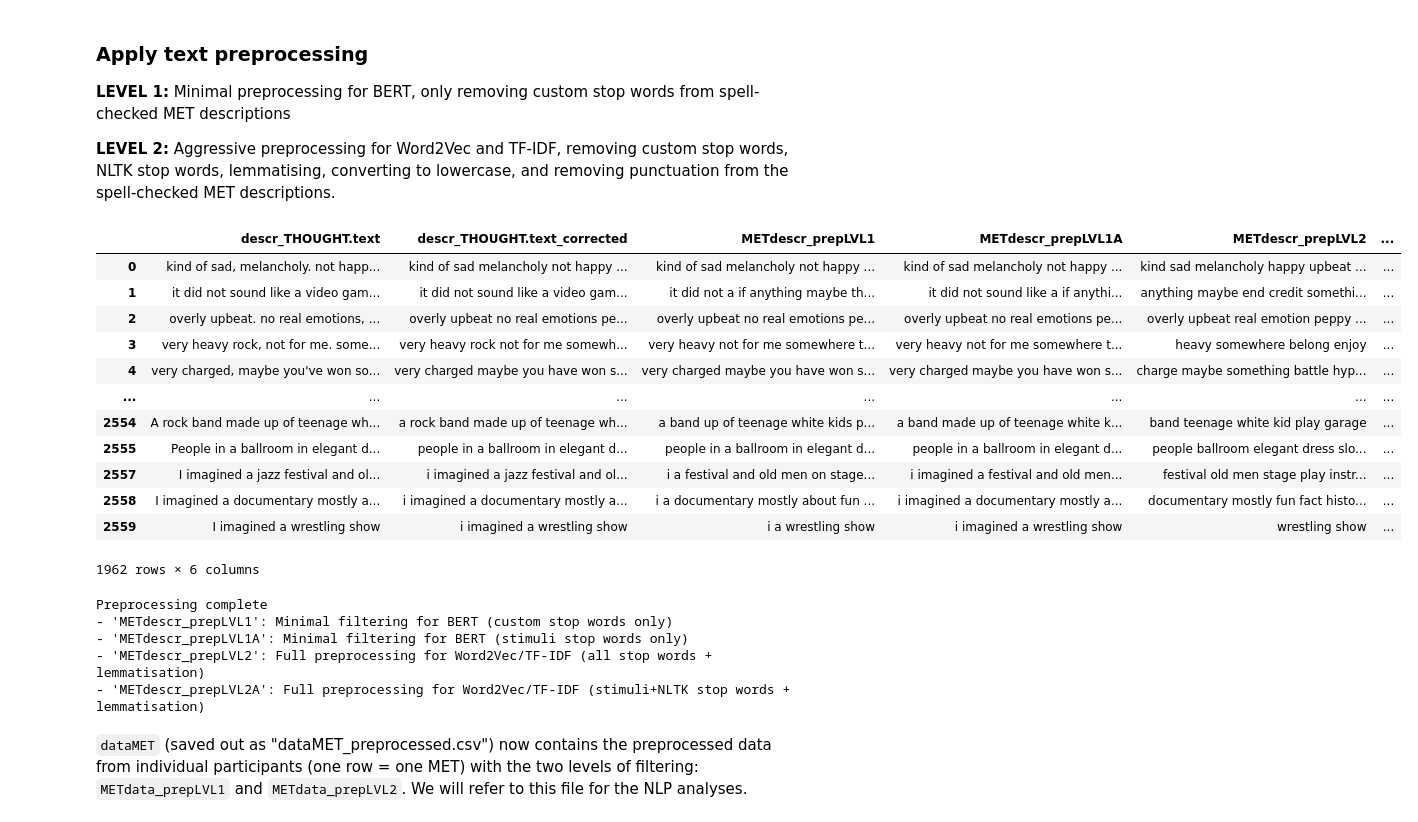
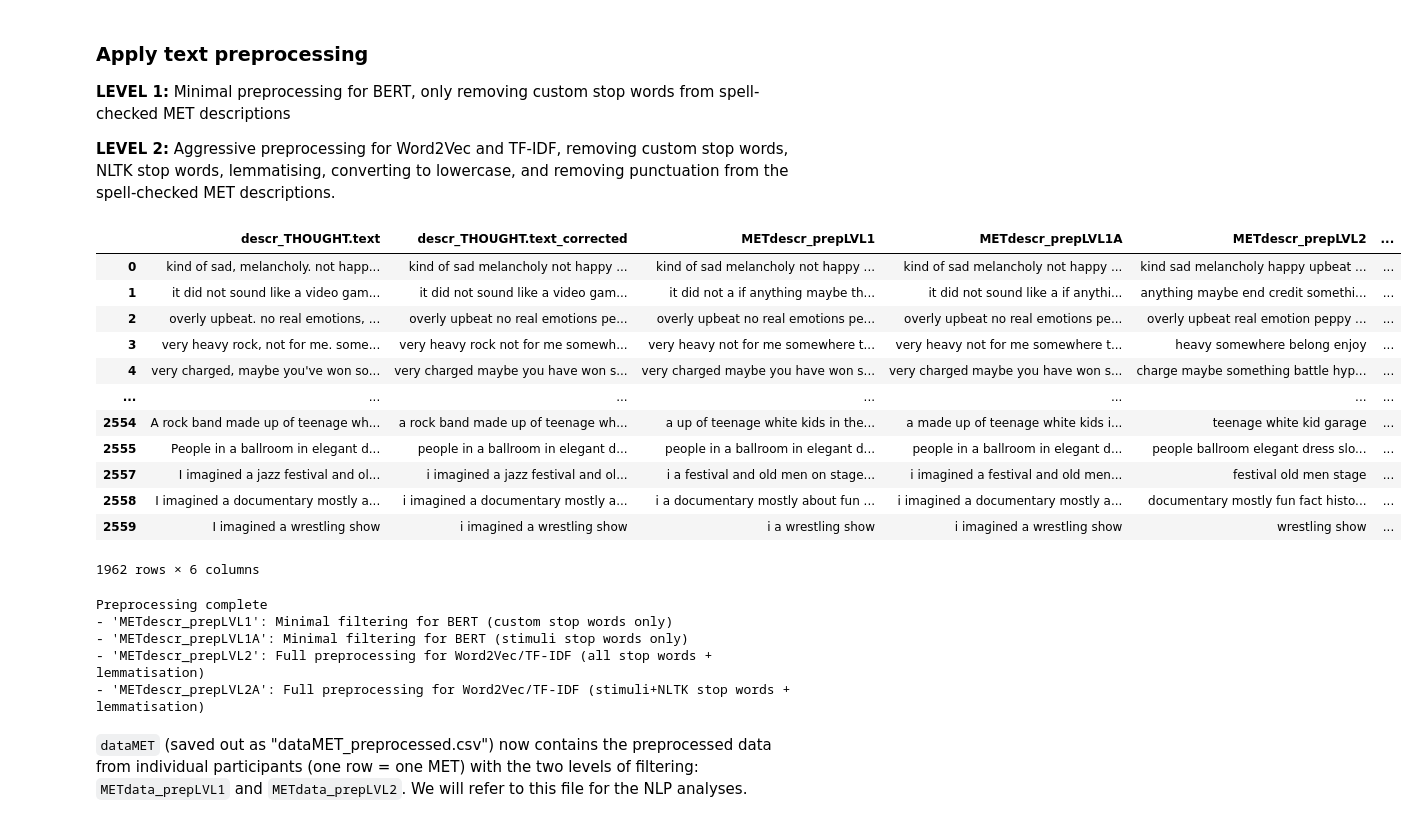
Before and after one commit to HazelvdW/context-framed-listening, a Jupyter notebook: framed_listening_text_prep.ipynb, the cells around one changed output. Saved outputs shown, nothing was run; the diff lists cells and outputs as text; code cells hidden in the pictures.

Commit message:
stopword checks

```diff
--- a/framed_listening_text_prep.ipynb
+++ b/framed_listening_text_prep.ipynb
@@ -438,7 +435,12 @@ Both preprocessing levels will have custom stop words removed, but only level 2
 # Define custom stop words (domain-specific terms to remove)
 stimuliStopWords = ['music', 'song', 'songs', 'excerpt', 'excerpts', 'piece', 'pieces', 'clip', 'clips',
                     'electronic', 'jazz', 'metal', 'rock',
-                    'bar', 'concert', 'film', 'movie', 'videogame', 'video', 'game']
+                    'bar', 'bars', 'concert', 'concerts', 'film', 'films',
+                    'movie', 'movies', 'videogame', 'videogames',
+                    'video', 'videos', 'game',  'games',
+                    'instrument', 'instruments', 'instrumental',
+                    'guitar', 'guitars', 'guitarist', 'piano', 'pianos', 'pianist',
+                    'keyboard', 'keyboards', 'band', 'play', 'playing', 'plays']
 
 thoughtStopWords = ['think', 'thinks', 'thought', 'thinking',
                     'imagine', 'imagines', 'imagined', 'imagining',
@@ -537,19 +539,25 @@ def preprocess_level2(text, stimuli_stop_words, thought_stop_words, nltk_stop_wo
     - Removes punctuation
     """
     if isinstance(text, str):
-        # Combine all stop words (defined from arguments)
-        all_stop_words = set(to_list(stimuli_stop_words) + to_list(thought_stop_words) + to_list(nltk_stop_words))
+        # Combine all stop words (defined from arguments) and create a lemmatized version
+        combined_stop_words = set(to_list(stimuli_stop_words) + to_list(thought_stop_words) + to_list(nltk_stop_words))
+        lemmatized_stop_words = set()
+        for sw in combined_stop_words:
+            # Attempt to lemmatize each stopword as a noun and a verb to cover more cases
+            lemmatized_stop_words.add(lemmatiser.lemmatize(sw.lower(), wn.NOUN))
+            lemmatized_stop_words.add(lemmatiser.lemmatize(sw.lower(), wn.VERB))
+
         # Tokenise the text
         tokens = word_tokenize(text)
-        # Remove stop words and lemmatize
         lemmatised_tokens = []
         for word, tag in pos_tag(tokens):
             # Convert to lowercase and remove non-alphabetic characters
             cleaned_word = re.sub(r'[^a-zA-Z]', '', word.lower())
-            if cleaned_word and cleaned_word not in all_stop_words:
+            if cleaned_word: # Only proceed if the word is not empty after cleaning
                 # Lemmatize using the POS tag
                 lemmatised_word = lemmatiser.lemmatize(cleaned_word, tag_map[tag[0]])
-                lemmatised_tokens.append(lemmatised_word)
+                if lemmatised_word not in lemmatized_stop_words: # Check after lemmatization
+                    lemmatised_tokens.append(lemmatised_word)
         return " ".join(lemmatised_tokens)
     return text
 
@@ -558,19 +566,25 @@ def preprocess_level2A(text, stimuli_stop_words, nltk_stop_words, lemmatiser, ta
     Same as Level 2 but doesn't remove thought-related stop words
     """
     if isinstance(text, str):
-        # Combine stimuli and NLTK stop words (defined from arguments)
-        all_stop_words = set(to_list(stimuli_stop_words) + to_list(nltk_stop_words))
+        # Combine stimuli and NLTK stop words (defined from arguments) and create a lemmatized version
+        combined_stop_words = set(to_list(stimuli_stop_words) + to_list(nltk_stop_words))
+        lemmatized_stop_words = set()
+        for sw in combined_stop_words:
+            # Attempt to lemmatize each stopword as a noun and a verb to cover more cases
+            lemmatized_stop_words.add(lemmatiser.lemmatize(sw.lower(), wn.NOUN))
+            lemmatized_stop_words.add(lemmatiser.lemmatize(sw.lower(), wn.VERB))
+
         # Tokenise the text
         tokens = word_tokenize(text)
-        # Remove stop words and lemmatize
         lemmatised_tokens = []
         for word, tag in pos_tag(tokens):
             # Convert to lowercase and remove non-alphabetic characters
             cleaned_word = re.sub(r'[^a-zA-Z]', '', word.lower())
-            if cleaned_word and cleaned_word not in all_stop_words:
+            if cleaned_word: # Only proceed if the word is not empty after cleaning
                 # Lemmatize using the POS tag
                 lemmatised_word = lemmatiser.lemmatize(cleaned_word, tag_map[tag[0]])
-                lemmatised_tokens.append(lemmatised_word)
+                if lemmatised_word not in lemmatized_stop_words: # Check after lemmatization
+                    lemmatised_tokens.append(lemmatised_word)
         return " ".join(lemmatised_tokens)
     return text
 
@@ -592,36 +606,36 @@ dataMET['METdescr_prepLVL2'] = dataMET['descr_THOUGHT.text_corrected'].apply(
 
 # Apply Level 2 version B preprocessing
 dataMET['METdescr_prepLVL2A'] = dataMET['descr_THOUGHT.text_corrected'].apply(
     lambda x: preprocess_level2A(x, stimuliStopWords, nltk_stop_words, lemmatiser, tag_map)
 )
 
 # Display all text processing stages
 display(dataMET[['descr_THOUGHT.text',
                  'descr_THOUGHT.text_corrected',
                  'METdescr_prepLVL1',
                  'METdescr_prepLVL1A',
                  'METdescr_prepLVL2',
                  'METdescr_prepLVL2A']])
 
 # Save out for analyses and inspection
 dataMET.to_csv('/content/context-framed-listening/NLP_outputs/dataMET_preprocessed.csv', encoding='utf-8')
 
 print("\nPreprocessing complete")
 print("- 'METdescr_prepLVL1': Minimal filtering for BERT (custom stop words only)")
 print("- 'METdescr_prepLVL1A': Minimal filtering for BERT (stimuli stop words only)")
 print("- 'METdescr_prepLVL2': Full preprocessing for Word2Vec/TF-IDF (all stop words + lemmatisation)")
 print("- 'METdescr_prepLVL2A': Full preprocessing for Word2Vec/TF-IDF (stimuli+NLTK stop words + lemmatisation)")
 # %% [output]
 |  | descr_THOUGHT.text | descr_THOUGHT.text_corrected | METdescr_prepLVL1 | METdescr_prepLVL1A | METdescr_prepLVL2 | ... |
 | 0 | kind of sad, melancholy. not happ... | kind of sad melancholy not happy ... | kind of sad melancholy not happy ... | kind of sad melancholy not happy ... | kind sad melancholy happy upbeat ... | ... |
 | 1 | it did not sound like a video gam... | it did not sound like a video gam... | it did not a if anything maybe th... | it did not sound like a if anythi... | anything maybe end credit somethi... | ... |
 | 2 | overly upbeat. no real emotions, ... | overly upbeat no real emotions pe... | overly upbeat no real emotions pe... | overly upbeat no real emotions pe... | overly upbeat real emotion peppy ... | ... |
 | 3 | very heavy rock, not for me. some... | very heavy rock not for me somewh... | very heavy not for me somewhere t... | very heavy not for me somewhere t... | heavy somewhere belong enjoy | ... |
 | 4 | very charged, maybe you've won so... | very charged maybe you have won s... | very charged maybe you have won s... | very charged maybe you have won s... | charge maybe something battle hyp... | ... |
 | ... | ... | ... | ... | ... | ... | ... |
-| 2554 | A rock band made up of teenage wh... | a rock band made up of teenage wh... | a band up of teenage white kids p... | a band made up of teenage white k... | band teenage white kid play garage | ... |
+| 2554 | A rock band made up of teenage wh... | a rock band made up of teenage wh... | a up of teenage white kids in the... | a made up of teenage white kids i... | teenage white kid garage | ... |
 | 2555 | People in a ballroom in elegant d... | people in a ballroom in elegant d... | people in a ballroom in elegant d... | people in a ballroom in elegant d... | people ballroom elegant dress slo... | ... |
-| 2557 | I imagined a jazz festival and ol... | i imagined a jazz festival and ol... | i a festival and old men on stage... | i imagined a festival and old men... | festival old men stage play instr... | ... |
+| 2557 | I imagined a jazz festival and ol... | i imagined a jazz festival and ol... | i a festival and old men on stage... | i imagined a festival and old men... | festival old men stage | ... |
 | 2558 | I imagined a documentary mostly a... | i imagined a documentary mostly a... | i a documentary mostly about fun ... | i imagined a documentary mostly a... | documentary mostly fun fact histo... | ... |
 | 2559 | I imagined a wrestling show | i imagined a wrestling show | i a wrestling show | i imagined a wrestling show | wrestling show | ... |
 1962 rows × 6 columns
```
Also changed, not shown: parts of 3 cells of this notebook.
